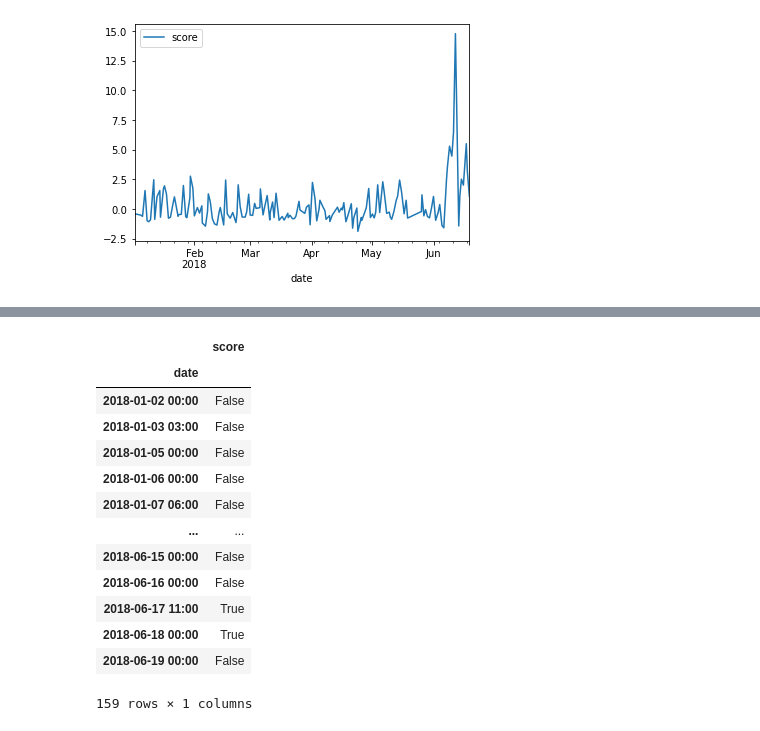
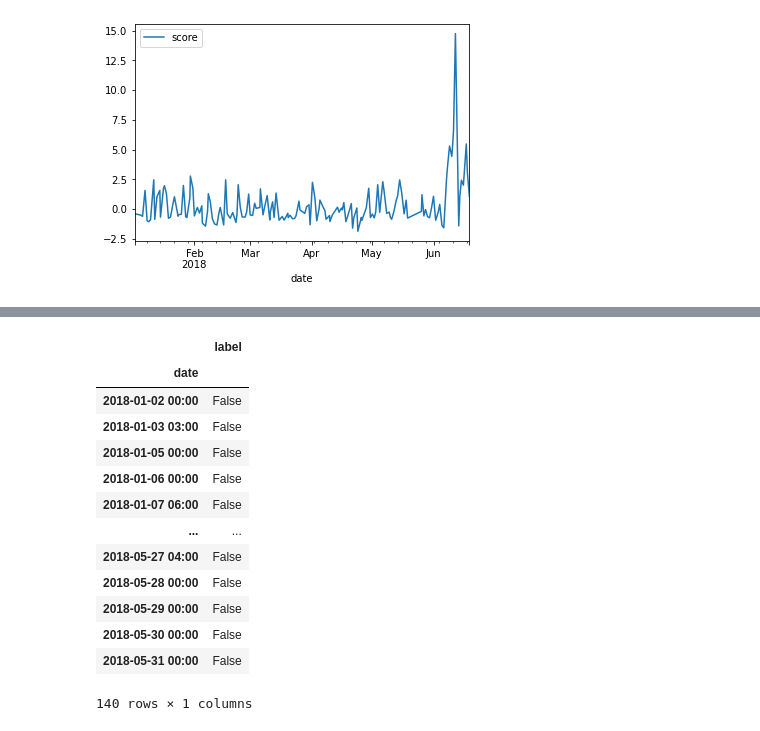
Before and after one commit to AiZhanghan/gearbox-fault-detection, a Jupyter notebook: code/train/san_tang_hu/29.ipynb, the cells around one changed output, grey strips where cells are left out. Saved outputs shown, nothing was run; the diff lists cells and outputs as text; code cells hidden in the pictures.

```diff
--- a/code/train/san_tang_hu/29.ipynb
+++ b/code/train/san_tang_hu/29.ipynb
@@ -129,17 +127,19 @@ threshold = detector.threshold[0]
-# %%
-(anomaly_scores >= threshold).astype(int).rolling(3).sum() == 3
-# %% [output]
-|  | score |
-| date |  |
-| 2018-01-02 00:00 | False |
-| 2018-01-03 03:00 | False |
-| 2018-01-05 00:00 | False |
-| 2018-01-06 00:00 | False |
-| 2018-01-07 06:00 | False |
-| ... | ... |
-| 2018-06-15 00:00 | False |
-| 2018-06-16 00:00 | False |
-| 2018-06-17 11:00 | True |
-| 2018-06-18 00:00 | True |
-| 2018-06-19 00:00 | False |
-159 rows × 1 columns
+# %%
+detector.label.rename(columns={"score": "label"}, inplace=True)
+# %%
+detector.label
+# %% [output]
+|  | label |
+| date |  |
+| 2018-01-02 00:00 | False |
+| 2018-01-03 03:00 | False |
+| 2018-01-05 00:00 | False |
+| 2018-01-06 00:00 | False |
+| 2018-01-07 06:00 | False |
+| ... | ... |
+| 2018-05-27 04:00 | False |
+| 2018-05-28 00:00 | False |
+| 2018-05-29 00:00 | False |
+| 2018-05-30 00:00 | False |
+| 2018-05-31 00:00 | False |
+140 rows × 1 columns
```
Also changed, not shown: parts of 4 cells of this notebook, 1 other file.
